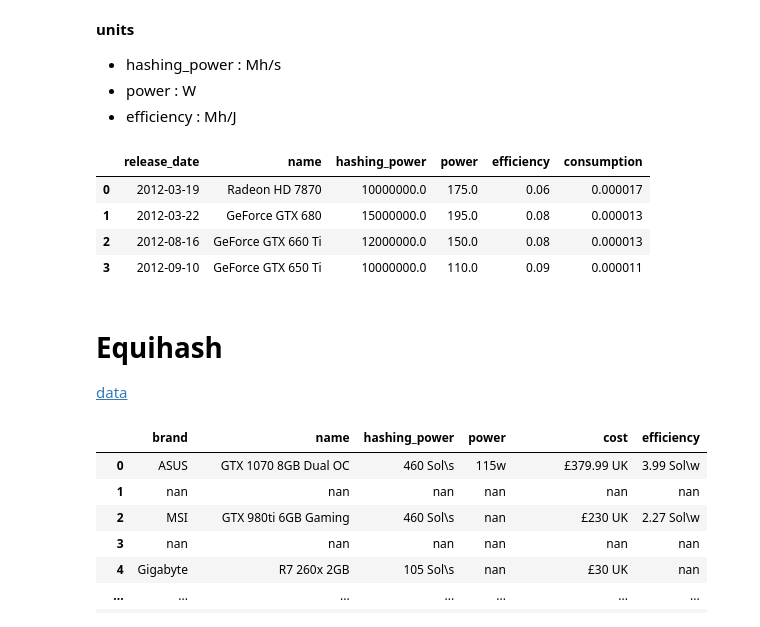
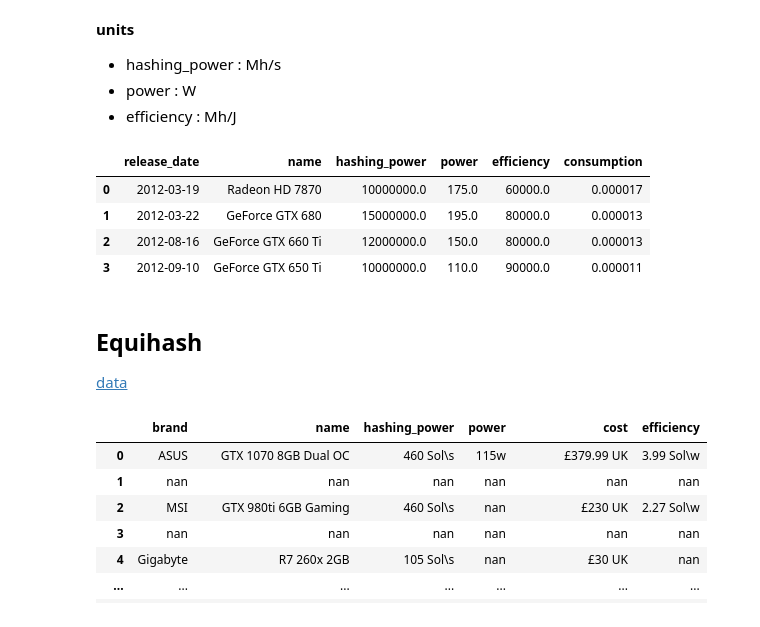
Before and after one commit to Lukasdeloose/sustainable_blockchain, a Jupyter notebook: data_analysis/hardware.ipynb, the cells around one changed output. Saved outputs shown, nothing was run; the diff lists cells and outputs as text; code cells hidden in the pictures.

```diff
--- a/data_analysis/hardware.ipynb
+++ b/data_analysis/hardware.ipynb
@@ -78,18 +171,19 @@ ethash[:4]
 # %%
 # Convert to standard units
 ethash['hashing_power'] = ethash['hashing_power']*10**6
-ethash['consumption'] = 1/(ethash['efficiency']*10**6)
+ethash['efficiency'] = ethash['efficiency']*10**6
+ethash['consumption'] = 1/ethash['efficiency']
 ethash[:4]
 # %% [output]
 |  | release_date | name | hashing_power | power | efficiency | consumption |
-| 0 | 2012-03-19 | Radeon HD 7870 | 10000000.0 | 175.0 | 0.06 | 0.000017 |
-| 1 | 2012-03-22 | GeForce GTX 680 | 15000000.0 | 195.0 | 0.08 | 0.000013 |
-| 2 | 2012-08-16 | GeForce GTX 660 Ti | 12000000.0 | 150.0 | 0.08 | 0.000013 |
-| 3 | 2012-09-10 | GeForce GTX 650 Ti | 10000000.0 | 110.0 | 0.09 | 0.000011 |
+| 0 | 2012-03-19 | Radeon HD 7870 | 10000000.0 | 175.0 | 60000.0 | 0.000017 |
+| 1 | 2012-03-22 | GeForce GTX 680 | 15000000.0 | 195.0 | 80000.0 | 0.000013 |
+| 2 | 2012-08-16 | GeForce GTX 660 Ti | 12000000.0 | 150.0 | 80000.0 | 0.000013 |
+| 3 | 2012-09-10 | GeForce GTX 650 Ti | 10000000.0 | 110.0 | 90000.0 | 0.000011 |
 # %%
 ethash.to_csv(DATA_PATH+'ethash_hardware_clean.csv')
 # %% [markdown]
-# Equihash
+## Equihash
 [data](https://en.wikibooks.org/wiki/ZCash_mining_GPU_Comparison#GPU_Miner_Comparison)
 # %%
 equihash = pd.read_csv(DATA_PATH+'equihash_mining_hardware.csv')
```
Also changed, not shown: parts of 19 cells of this notebook, 6 other files.
